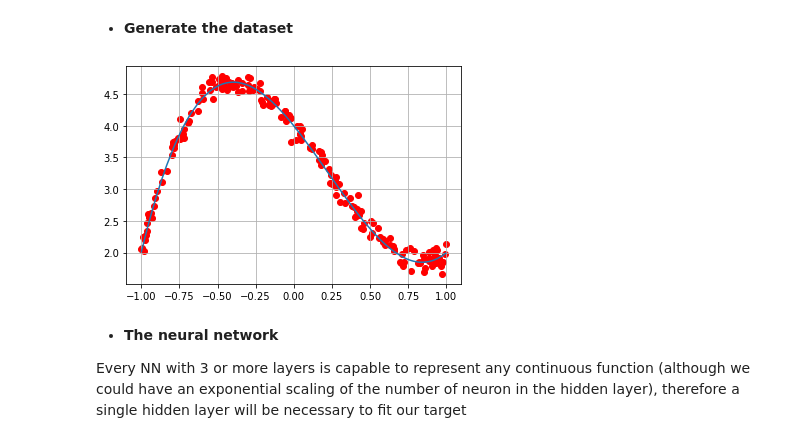
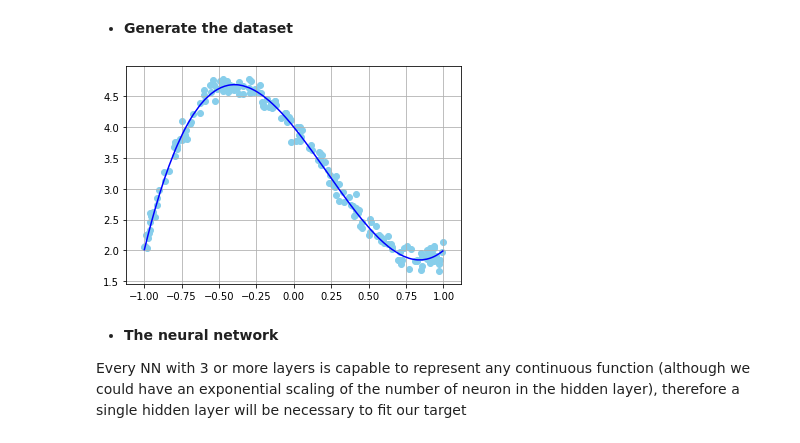
Before and after one commit to StefanoBarison/NSLaboratory, a Jupyter notebook: 11_Exercise/Exercise_11.ipynb, the cells around one changed output. Saved outputs shown, nothing was run; the diff lists cells and outputs as text; code cells hidden in the pictures.

```diff
--- a/11_Exercise/Exercise_11.ipynb
+++ b/11_Exercise/Exercise_11.ipynb
@@ -188,11 +177,11 @@ sigma_v =0.1
 y_train = np.random.normal(a0+a1 * x_train + a2*x_train**2+a3*x_train**3, sigma_t)
 y_valid = np.random.normal(a0+a1 * x_valid + a2*x_valid**2+a3*x_valid**3, sigma_v)
 # %%
-plt.plot(x_valid, y_target)
-plt.scatter(x_valid, y_valid, color='r')
+plt.plot(x_valid, y_target,color='b')
+plt.scatter(x_valid, y_valid, color='skyblue')
 plt.grid(True); plt.show()
 # %% [output]
-[figure, old version]
+[figure, new version]
 # %% [markdown]
 - **The neural network**
 
```
Also changed, not shown: parts of 30 cells of this notebook, 8 other files.
